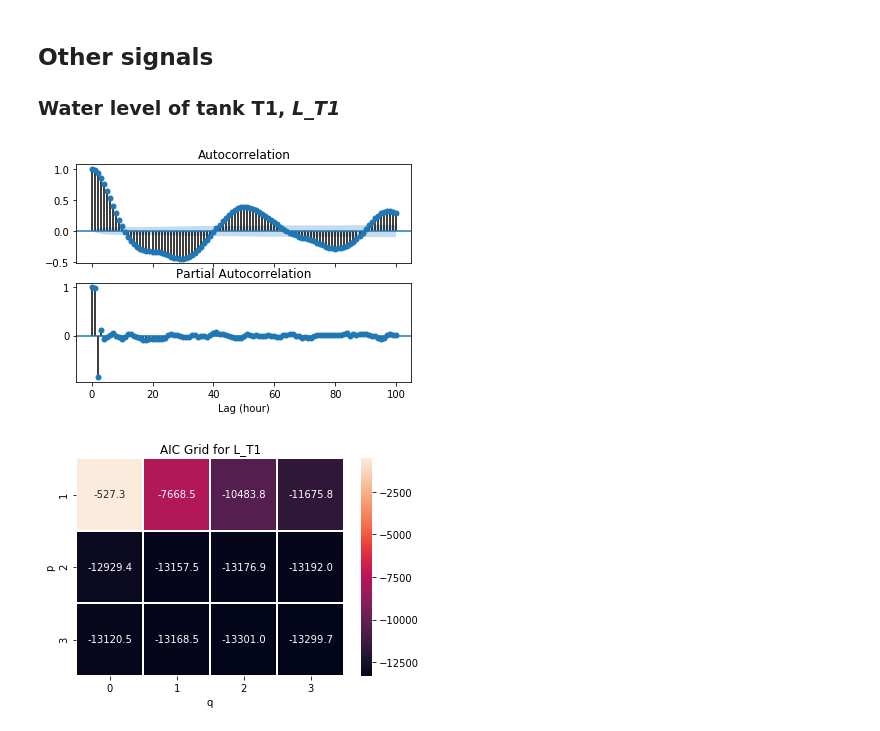
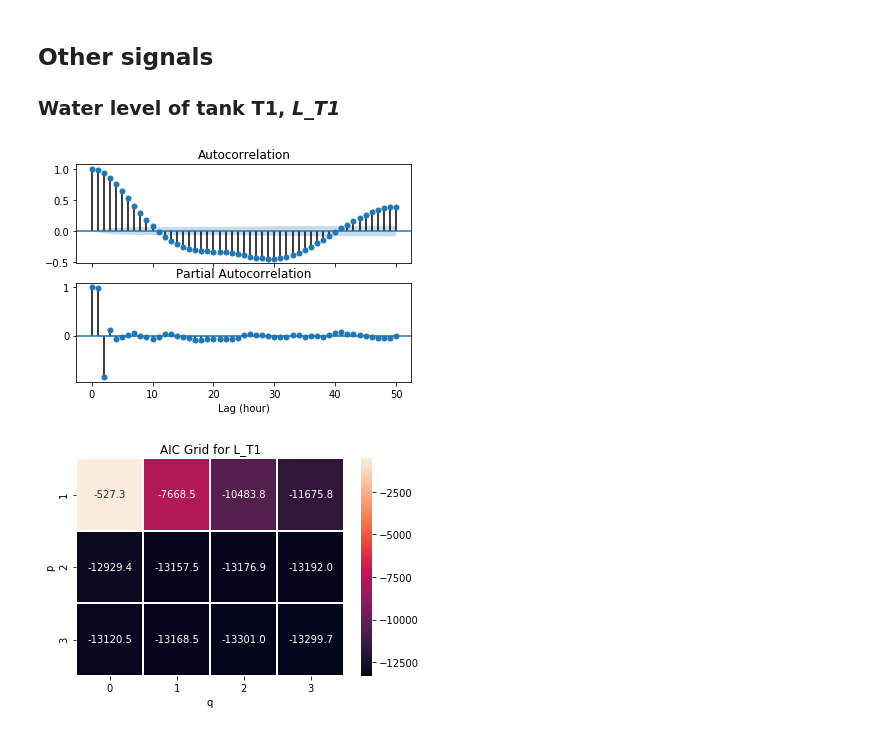
Before and after one commit to chengh42/Cyber-Data-Analytics, a Jupyter notebook: batadal/Task2_ARMA.ipynb, the cells around one changed output. Saved outputs shown, nothing was run; the diff lists cells and outputs as text; code cells hidden in the pictures.

```diff
--- a/batadal/Task2_ARMA.ipynb
+++ b/batadal/Task2_ARMA.ipynb
@@ -140,9 +152,9 @@ real_vs_predict(test, predictions,
 ### Water level of tank T1, *L_T1*
 # %%
 train, test = split_train_test(dftrain1.L_T1, n = 24*3)
-acf_plots(train, lag = 100)
+acf_plots(train, lag = 50)
 # %% [output]
-[figure, old version]
+[figure, new version]
 # %%
 aic_heatmap(train, ps = range(1, 3+1), qs = range(0, 3+1),
             title = 'AIC Grid for L_T1')
```
Also changed, not shown: parts of 23 cells of this notebook.
